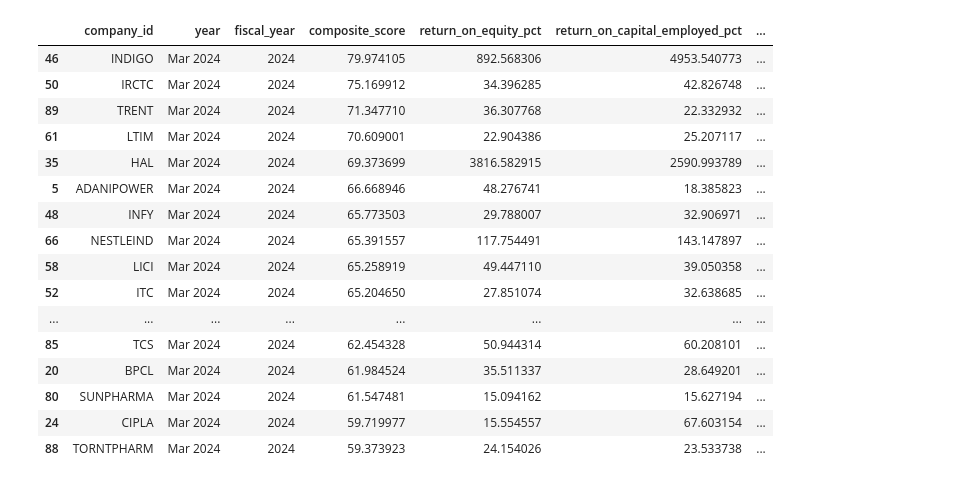
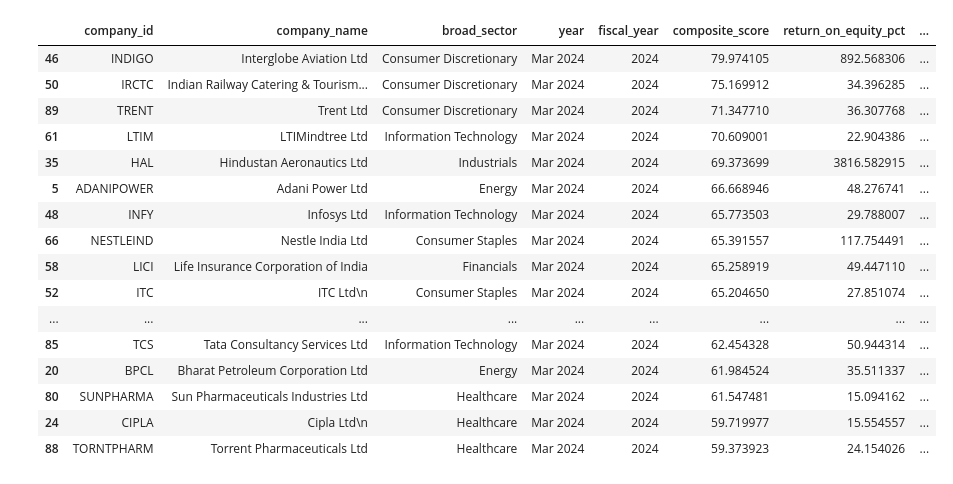
Before and after one commit to gundalarakesh262-cpu/nifty100-financial-intelligence, a Jupyter notebook: notebooks/Investment_Screener.ipynb, the cells around one changed output. Drawn from its saved outputs; the diff is of its cells as text; code cells hidden in the pictures.

```diff
--- a/notebooks/Investment_Screener.ipynb
+++ b/notebooks/Investment_Screener.ipynb
@@ -128,6 +187,7 @@ scored[[
 # %%
 def run_screener(
     data,
+    sector=None,
     min_roe=None,
     min_roce=None,
     max_debt_to_equity=None,
@@ -143,6 +203,9 @@ def run_screener(
     top_n=50
 ):
     result = data.copy()
+
+    if sector is not None and "broad_sector" in result.columns:
+        result = result[result["broad_sector"] == sector]
 
     if min_roe is not None:
         result = result[result["return_on_equity_pct"] >= min_roe]
@@ -171,23 +234,20 @@ def run_screener(
     if min_net_profit_margin is not None:
         result = result[result["net_profit_margin_pct"] >= min_net_profit_margin]
 
-    if debt_free_only:
+    if debt_free_only and "debt_free_flag" in result.columns:
         result = result[result["debt_free_flag"] == True]
 
-    if fcf_positive_only:
+    if fcf_positive_only and "fcf_positive_flag" in result.columns:
         result = result[result["fcf_positive_flag"] == True]
 
     if min_composite_score is not None:
         result = result[result["composite_score"] >= min_composite_score]
 
-    result = result.sort_values("composite_score", ascending=False)
-
-    return result.head(top_n)
+    return result.sort_values("composite_score", ascending=False).head(top_n)
 # %%
 preset_results = {}
 
-# 1. Quality Companies
-preset_results["quality"] = run_screener(
+preset_results["quality_companies"] = run_screener(
     scored,
     min_roe=15,
     min_roce=15,
@@ -196,8 +256,7 @@ preset_results["quality"] = run_screener(
     top_n=50
 )
 
-# 2. Value Companies
-preset_results["value"] = run_screener(
+preset_results["value_companies"] = run_screener(
     scored,
     max_pe=25,
     max_pb=4,
@@ -205,8 +264,7 @@ preset_results["value"] = run_screener(
     top_n=50
 )
 
-# 3. Growth Companies
-preset_results["growth"] = run_screener(
+preset_results["growth_companies"] = run_screener(
     scored,
     min_revenue_cagr_5y=10,
     min_pat_cagr_5y=10,
@@ -214,8 +272,7 @@ preset_results["growth"] = run_screener(
     top_n=50
 )
 
-# 4. Debt-Free Companies
-preset_results["debt_free"] = run_screener(
+preset_results["debt_free_companies"] = run_screener(
     scored,
     debt_free_only=True,
     min_roe=10,
@@ -223,7 +280,6 @@ preset_results["debt_free"] = run_screener(
     top_n=50
 )
 
-# 5. Cash Flow Kings
 preset_results["cash_flow_kings"] = run_screener(
     scored,
     min_fcf=0,
@@ -232,7 +288,6 @@ preset_results["cash_flow_kings"] = run_screener(
     top_n=50
 )
 
-# 6. Balanced Winners
 preset_results["balanced_winners"] = run_screener(
     scored,
     min_roe=12,
@@ -243,6 +298,10 @@ preset_results["balanced_winners"] = run_screener(
     top_n=50
 )
 
-for name, result in preset_results.items():
-    print(name, ":", len(result), "companies")
+preset_summary = pd.DataFrame({
+    "preset_name": list(preset_results.keys()),
+    "company_count": [len(df) for df in preset_results.values()]
+})
+
+preset_summary
 # %% [output]
@@ -255,40 +315,45 @@ balanced_winners : 18 companies
 # %%
 display_cols = [
     "company_id",
+    "company_name",
+    "broad_sector",
     "year",
     "fiscal_year",
     "composite_score",
     "return_on_equity_pct",
     "return_on_capital_employed_pct",
     "net_profit_margin_pct",
     "debt_to_equity",
     "free_cash_flow_cr",
     "revenue_cagr_5y_pct",
     "pat_cagr_5y_pct",
     "pe_ratio",
     "pb_ratio",
     "capital_allocation_pattern"
 ]
 
-preset_results["quality"][display_cols].head(20)
+# Keep only columns that exist
+display_cols = [col for col in display_cols if col in scored.columns]
+
+preset_results["quality_companies"][display_cols].head(20)
 # %% [output]
-|  | company_id | year | fiscal_year | composite_score | return_on_equity_pct | return_on_capital_employed_pct | ... |
-| 46 | INDIGO | Mar 2024 | 2024 | 79.974105 | 892.568306 | 4953.540773 | ... |
-| 50 | IRCTC | Mar 2024 | 2024 | 75.169912 | 34.396285 | 42.826748 | ... |
-| 89 | TRENT | Mar 2024 | 2024 | 71.347710 | 36.307768 | 22.332932 | ... |
-| 61 | LTIM | Mar 2024 | 2024 | 70.609001 | 22.904386 | 25.207117 | ... |
-| 35 | HAL | Mar 2024 | 2024 | 69.373699 | 3816.582915 | 2590.993789 | ... |
-| 5 | ADANIPOWER | Mar 2024 | 2024 | 66.668946 | 48.276741 | 18.385823 | ... |
-| 48 | INFY | Mar 2024 | 2024 | 65.773503 | 29.788007 | 32.906971 | ... |
-| 66 | NESTLEIND | Mar 2024 | 2024 | 65.391557 | 117.754491 | 143.147897 | ... |
-| 58 | LICI | Mar 2024 | 2024 | 65.258919 | 49.447110 | 39.050358 | ... |
-| 52 | ITC | Mar 2024 | 2024 | 65.204650 | 27.851074 | 32.638685 | ... |
-| ... | ... | ... | ... | ... | ... | ... | ... |
-| 85 | TCS | Mar 2024 | 2024 | 62.454328 | 50.944314 | 60.208101 | ... |
-| 20 | BPCL | Mar 2024 | 2024 | 61.984524 | 35.511337 | 28.649201 | ... |
-| 80 | SUNPHARMA | Mar 2024 | 2024 | 61.547481 | 15.094162 | 15.627194 | ... |
-| 24 | CIPLA | Mar 2024 | 2024 | 59.719977 | 15.554557 | 67.603154 | ... |
-| 88 | TORNTPHARM | Mar 2024 | 2024 | 59.373923 | 24.154026 | 23.533738 | ... |
+|  | company_id | company_name | broad_sector | year | fiscal_year | composite_score | return_on_equity_pct | ... |
+| 46 | INDIGO | Interglobe Aviation Ltd | Consumer Discretionary | Mar 2024 | 2024 | 79.974105 | 892.568306 | ... |
+| 50 | IRCTC | Indian Railway Catering & Tourism... | Consumer Discretionary | Mar 2024 | 2024 | 75.169912 | 34.396285 | ... |
+| 89 | TRENT | Trent Ltd | Consumer Discretionary | Mar 2024 | 2024 | 71.347710 | 36.307768 | ... |
+| 61 | LTIM | LTIMindtree Ltd | Information Technology | Mar 2024 | 2024 | 70.609001 | 22.904386 | ... |
+| 35 | HAL | Hindustan Aeronautics Ltd | Industrials | Mar 2024 | 2024 | 69.373699 | 3816.582915 | ... |
+| 5 | ADANIPOWER | Adani Power Ltd | Energy | Mar 2024 | 2024 | 66.668946 | 48.276741 | ... |
+| 48 | INFY | Infosys Ltd | Information Technology | Mar 2024 | 2024 | 65.773503 | 29.788007 | ... |
+| 66 | NESTLEIND | Nestle India Ltd | Consumer Staples | Mar 2024 | 2024 | 65.391557 | 117.754491 | ... |
+| 58 | LICI | Life Insurance Corporation of India | Financials | Mar 2024 | 2024 | 65.258919 | 49.447110 | ... |
+| 52 | ITC | ITC Ltd\n | Consumer Staples | Mar 2024 | 2024 | 65.204650 | 27.851074 | ... |
+| ... | ... | ... | ... | ... | ... | ... | ... | ... |
+| 85 | TCS | Tata Consultancy Services Ltd | Information Technology | Mar 2024 | 2024 | 62.454328 | 50.944314 | ... |
+| 20 | BPCL | Bharat Petroleum Corporation Ltd | Energy | Mar 2024 | 2024 | 61.984524 | 35.511337 | ... |
+| 80 | SUNPHARMA | Sun Pharmaceuticals Industries Ltd | Healthcare | Mar 2024 | 2024 | 61.547481 | 15.094162 | ... |
+| 24 | CIPLA | Cipla Ltd\n | Healthcare | Mar 2024 | 2024 | 59.719977 | 15.554557 | ... |
+| 88 | TORNTPHARM | Torrent Pharmaceuticals Ltd | Healthcare | Mar 2024 | 2024 | 59.373923 | 24.154026 | ... |
 # %%
 os.makedirs("../data/processed", exist_ok=True)
 
```
Also changed, not shown: parts of 6 cells of this notebook.
